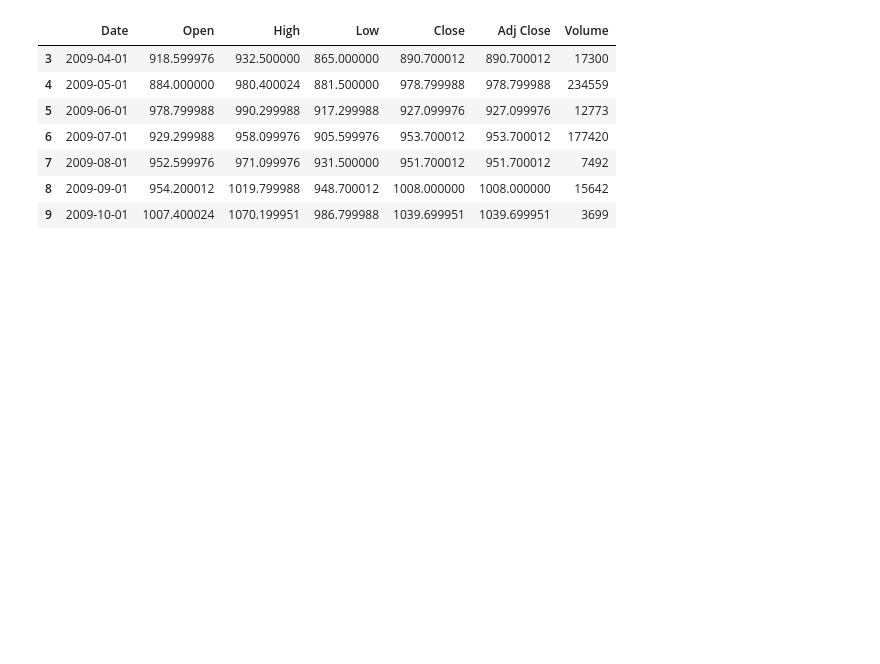
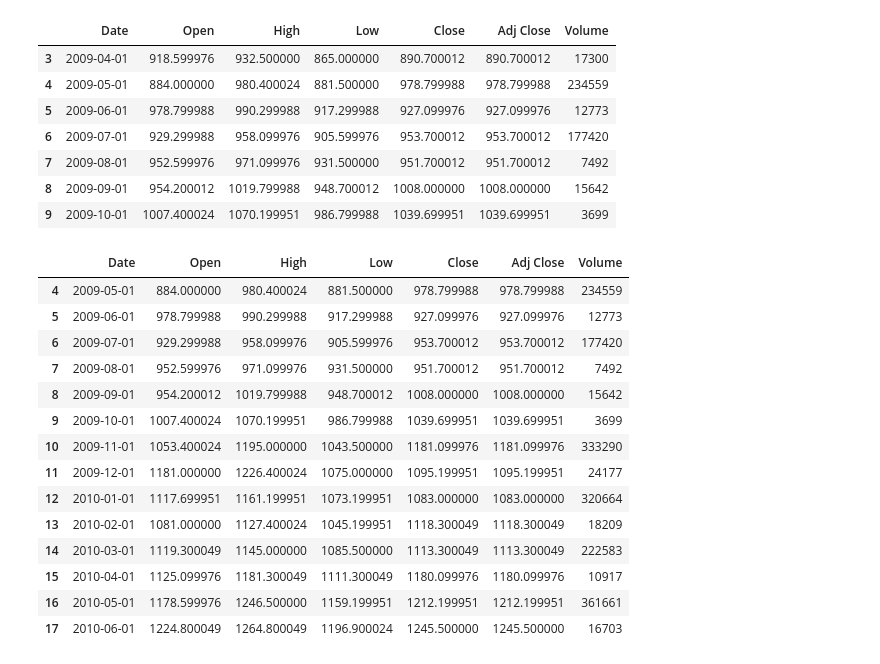
Before and after one commit to cs301-star/CS301, a Jupyter notebook: Analysis of the U.S. Stock Market.ipynb, the cells around one changed output. Saved outputs shown, nothing was run; the diff lists cells and outputs as text; code cells hidden in the pictures; blank space fills up the shorter version.

```diff
--- a/Analysis of the U.S. Stock Market.ipynb
+++ b/Analysis of the U.S. Stock Market.ipynb
@@ -459,0 +461,22 @@ show_range(gold_df, 'Date', dynamic_timestamp(2009, 3, 1), dynamic_timestamp(200
+# %%
+
+Flu_Gold = show_range(gold_df, 'Date', dynamic_timestamp(2009,4,1), dynamic_timestamp(2010,7,1))
+Flu_clf = show_range(clf_df, 'Date', dynamic_timestamp(2009,4,1), dynamic_timestamp(2010,7,1))
+Flu_spy = show_range(spy_df, 'Date', dynamic_timestamp(2009,4,1), dynamic_timestamp(2010,7,1))
+Flu_Gold
+# %% [output]
+|  | Date | Open | High | Low | Close | Adj Close | Volume |
+| 4 | 2009-05-01 | 884.000000 | 980.400024 | 881.500000 | 978.799988 | 978.799988 | 234559 |
+| 5 | 2009-06-01 | 978.799988 | 990.299988 | 917.299988 | 927.099976 | 927.099976 | 12773 |
+| 6 | 2009-07-01 | 929.299988 | 958.099976 | 905.599976 | 953.700012 | 953.700012 | 177420 |
+| 7 | 2009-08-01 | 952.599976 | 971.099976 | 931.500000 | 951.700012 | 951.700012 | 7492 |
+| 8 | 2009-09-01 | 954.200012 | 1019.799988 | 948.700012 | 1008.000000 | 1008.000000 | 15642 |
+| 9 | 2009-10-01 | 1007.400024 | 1070.199951 | 986.799988 | 1039.699951 | 1039.699951 | 3699 |
+| 10 | 2009-11-01 | 1053.400024 | 1195.000000 | 1043.500000 | 1181.099976 | 1181.099976 | 333290 |
+| 11 | 2009-12-01 | 1181.000000 | 1226.400024 | 1075.000000 | 1095.199951 | 1095.199951 | 24177 |
+| 12 | 2010-01-01 | 1117.699951 | 1161.199951 | 1073.199951 | 1083.000000 | 1083.000000 | 320664 |
+| 13 | 2010-02-01 | 1081.000000 | 1127.400024 | 1045.199951 | 1118.300049 | 1118.300049 | 18209 |
+| 14 | 2010-03-01 | 1119.300049 | 1145.000000 | 1085.500000 | 1113.300049 | 1113.300049 | 222583 |
+| 15 | 2010-04-01 | 1125.099976 | 1181.300049 | 1111.300049 | 1180.099976 | 1180.099976 | 10917 |
+| 16 | 2010-05-01 | 1178.599976 | 1246.500000 | 1159.199951 | 1212.199951 | 1212.199951 | 361661 |
+| 17 | 2010-06-01 | 1224.800049 | 1264.800049 | 1196.900024 | 1245.500000 | 1245.500000 | 16703 |
```
Also changed, not shown: parts of 6 cells of this notebook.
